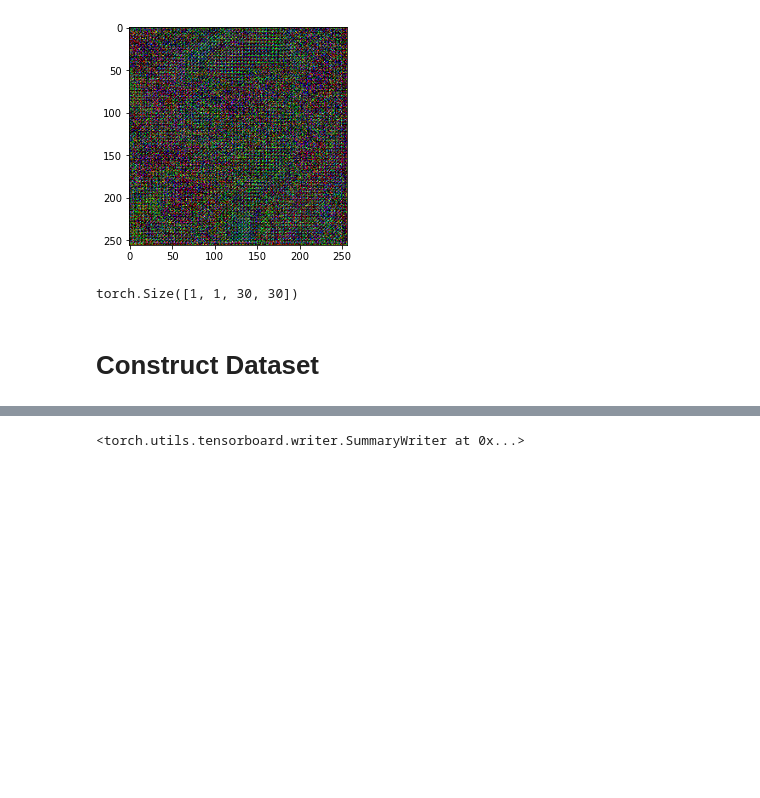
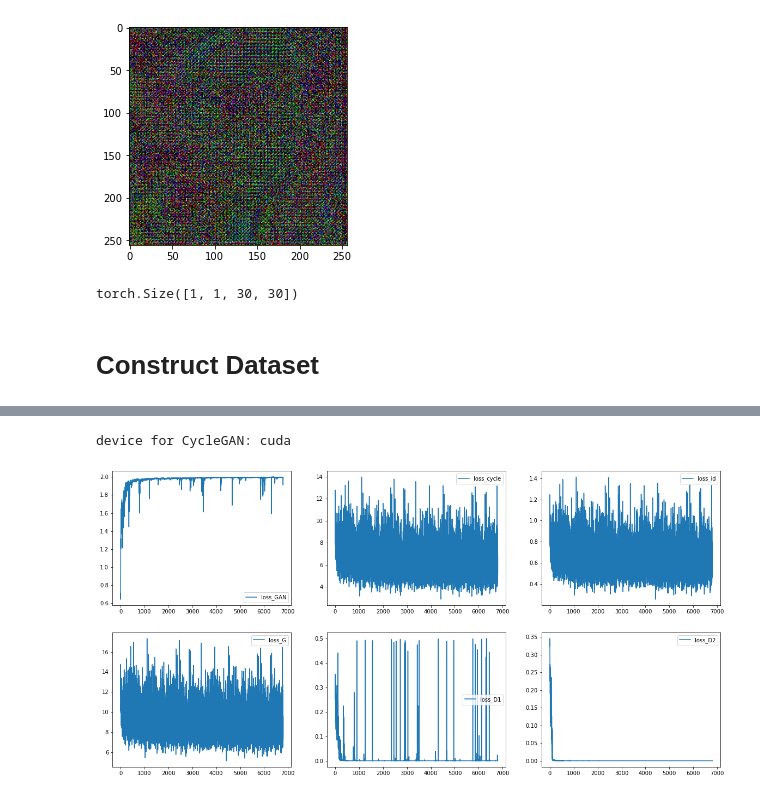
Before and after one commit to JamesLong199/ECE285_selfie2anime, a Jupyter notebook: Explore.ipynb, the cells around one changed output, grey strips where cells are left out. Cells and saved outputs as stored; diff of their text form; code cells hidden in the pictures; blank space fills up the shorter version.

```diff
--- a/Explore.ipynb
+++ b/Explore.ipynb
@@ -154,21 +221,21 @@ dataloader = DataLoader(S2A_test_set, batch_size=1,
 %autoreload 2
 from CycleGAN import CycleGAN
 
-CycleGAN = CycleGAN()
+model = CycleGAN(use_cuda=True)
 
-CycleGAN.set_mode_train()
+model.set_mode_train()
 
 for i, samples in enumerate(dataloader):
     selfie_images, anime_images = samples
 
-    CycleGAN.set_input_images(selfie_images.to(device), anime_images.to(device))
-    CycleGAN.update_gradient_G()
-    CycleGAN.update_gradient_D()
+    model.set_input_images(selfie_images.to(device), anime_images.to(device))
+    model.update_gradient_G()
+    model.update_gradient_D()
 
     print('sample:', i)
-    print("G loss:", CycleGAN.loss_G)
-    print("D1 loss:", CycleGAN.loss_D1)
-    print("D2 loss:", CycleGAN.loss_D2)
+    print("G loss:", model.loss_G)
+    print("D1 loss:", model.loss_D1)
+    print("D2 loss:", model.loss_D2)
 # %% [output]
 The autoreload extension is already loaded. To reload it, use:
   %reload_ext autoreload
@@ -206,4 +256,0 @@ writer.close()
-# %%
-writer
-# %% [output]
-<torch.utils.tensorboard.writer.SummaryWriter at 0x...>
@@ -209,0 +268,28 @@ writer
+# %%
+model_2 = CycleGAN(use_cuda=True)
+model_2.load("checkpoints/test_save_ep1.pt")
+# %% [output]
+device for CycleGAN: cuda
+# %%
+import pickle
+import matplotlib.pyplot as plt
+with open("training_results/default_train_losses.pickle", "rb") as f:
+    loss_history = pickle.load(f)
+
+len(loss_history['loss_G'])
+
+fig, ax = plt.subplots(2,3,figsize=(20,10))
+
+ax[0][0].plot(loss_history['loss_GAN'], label="loss_GAN")
+ax[0][1].plot(loss_history['loss_cycle'], label="loss_cycle")
+ax[0][2].plot(loss_history['loss_id'], label="loss_id")
+
+ax[1][0].plot(loss_history['loss_G'], label="loss_G")
+ax[1][1].plot(loss_history['loss_D1'], label="loss_D1")
+ax[1][2].plot(loss_history['loss_D2'], label="loss_D2")
+
+for i in range(2):
+    for j in range(3):
+        ax[i][j].legend()
+# %% [output]
+[figure, added]
```
Also changed, not shown: parts of 15 cells of this notebook, 4 other files.
